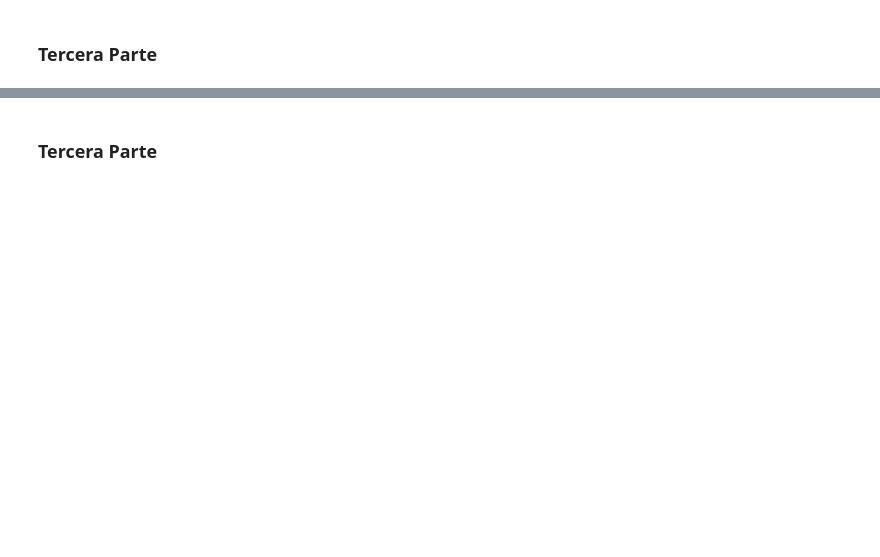
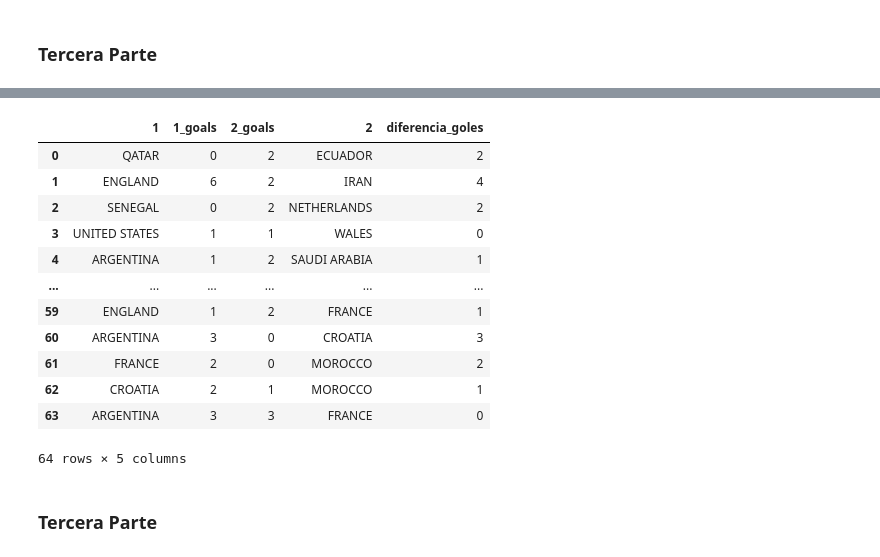
Before and after one commit to santiwinny/tecnologias-emergentes-4d-mundial-qatar-2022-mundial-qatar-2022, a Jupyter notebook: mundial_qatar_2022.ipynb, the cells around one changed output, grey strips where cells are left out. Saved outputs shown, nothing was run; the diff lists cells and outputs as text; code cells hidden in the pictures; blank space fills up the shorter version.

```diff
--- a/mundial_qatar_2022.ipynb
+++ b/mundial_qatar_2022.ipynb
@@ -249,6 +294,22 @@ fig, ax = plt.subplots()
 # %%
 # Por cada partido, cual fue la diferencia de goles?
 # Completar
+mundial["diferencia_goles"] = abs(mundial["1_goals"] - mundial["2_goals"])
+mundial[["1", "1_goals", "2_goals", "2", "diferencia_goles"]]
+# %% [output]
+|  | 1 | 1_goals | 2_goals | 2 | diferencia_goles |
+| 0 | QATAR | 0 | 2 | ECUADOR | 2 |
+| 1 | ENGLAND | 6 | 2 | IRAN | 4 |
+| 2 | SENEGAL | 0 | 2 | NETHERLANDS | 2 |
+| 3 | UNITED STATES | 1 | 1 | WALES | 0 |
+| 4 | ARGENTINA | 1 | 2 | SAUDI ARABIA | 1 |
+| ... | ... | ... | ... | ... | ... |
+| 59 | ENGLAND | 1 | 2 | FRANCE | 1 |
+| 60 | ARGENTINA | 3 | 0 | CROATIA | 3 |
+| 61 | FRANCE | 2 | 0 | MOROCCO | 2 |
+| 62 | CROATIA | 2 | 1 | MOROCCO | 1 |
+| 63 | ARGENTINA | 3 | 3 | FRANCE | 0 |
+64 rows × 5 columns
 # %%
 # Por cada partido, cual fue el equipo que gano?
 # Completar
```
Also changed, not shown: parts of 5 cells of this notebook.
